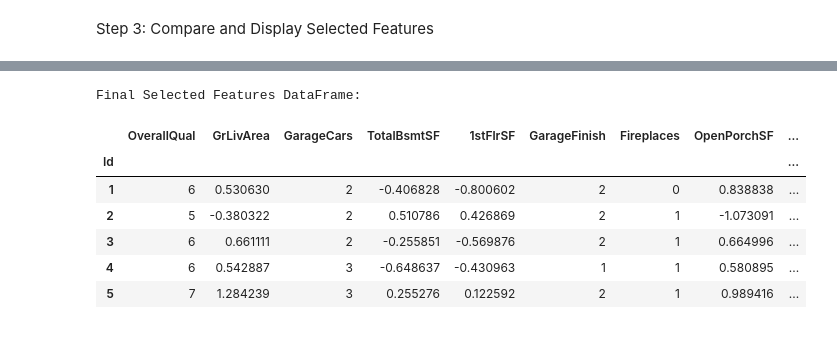
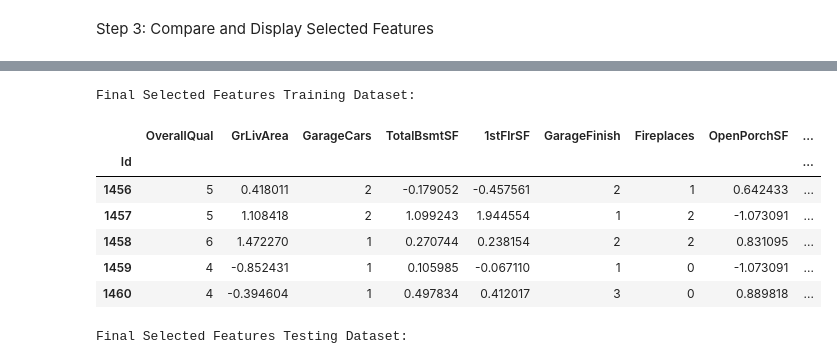
Before and after one commit to bilal1203/Supervised-Learning-Regression-Algorithms-Implementation, a Jupyter notebook: EDA and DataPreprocessing/EDA_ and_DataPreprocessing.ipynb, the cells around one changed output, grey strips where cells are left out. Saved outputs shown, nothing was run; the diff lists cells and outputs as text; code cells hidden in the pictures.

```diff
--- a/EDA and DataPreprocessing/EDA_ and_DataPreprocessing.ipynb
+++ b/EDA and DataPreprocessing/EDA_ and_DataPreprocessing.ipynb
@@ -525,32 +484,24 @@ df_test.loc[[2349, 2525], ['BsmtFullBath', 'BsmtCond', 'BsmtExposure', 'BsmtFinT
 | 2525 | 0.0 | NaN | Av | ALQ | Unf |
 # %%
 # Droping rows with index=[333, 949] from training dataset
-# Droping rows with index=[1488, 2041, 2186, 2218, 2219, 2349, 2525] from testing dataset
 basement_categorical_features = ['BsmtQual', 'BsmtCond', 'BsmtExposure', 'BsmtFinType1', 'BsmtFinType2']
 basement_numerical_features = ['BsmtFinSF1', 'BsmtFinSF2', 'BsmtUnfSF', 'TotalBsmtSF', 'BsmtFullBath', 'BsmtHalfBath']
 
 # Print initial missing values
-for name, data in datas:
-    print(f'\n{name} Basement Features missing values before dropping:\n')
-    print(data[basement_categorical_features + basement_numerical_features].isna().sum())
+print(f'Training Dataset Basement Features missing values before dropping:\n')
+print(data_copy[basement_categorical_features + basement_numerical_features].isna().sum())
 
 # Drop rows from data_copy
 print("\nShape of Train Dataset before Droping 2 rows: ", data_copy.shape)
 data_copy = data_copy.drop(index=[333, 949])
 print("\nShape of Train Dataset after Droping 2 rows: ", data_copy.shape)
 
-# Drop rows from df_test
-print("\nShape of Test Dataset before Droping 7 rows: ", df_test.shape)
-df_test = df_test.drop(index=[1488, 2041, 2186, 2218, 2219, 2349, 2525])
-print("\nShape of Test Dataset after Droping 7 rows: ", df_test.shape)
-
 # Update the datas list with the new df_test
 datas = [('Training Dataset', data_copy), ('Testing Dataset', df_test)]
 
-# Print the missing values and shape after dropping rows
-for name, data in datas:
-    print(f'\n{name} Basement Features missing values after dropping:\n')
-    print(data[basement_categorical_features + basement_numerical_features].isna().sum())
+# Print initial missing values
+print(f'Training Dataset Basement Features missing values after dropping:\n')
+print(data_copy[basement_categorical_features + basement_numerical_features].isna().sum())
 # %% [output]
 Training Dataset Basement Features missing values before dropping:
 
@@ -662,10 +613,8 @@ Number of missing values in feature "MasVnrType" after imputing: 3
 for name, data in datas:
     missing_value_bef = data["MasVnrType"].isna().sum()
 
-    # Dropping rows with remaining missing values in "MasVnrType"
-    print(f"\n\nShape of {name} before dropping rows across remaining missing values of MasVnrType: ", data.shape)
-    data = data.dropna(subset=['MasVnrType'])
-    print(f"Shape of {name} after dropping rows across remaining missing values of MasVnrType: ", data.shape)
+    # Imputing missing values in "MasVnrType" with "None"
+    data = data["MasVnrType"].fillna("None")
 
     # Update the datas list with the new df_test
     if name == "Training Dataset":
@@ -979,10 +928,16 @@ current_year = 2024
 for year_feature in ['GarageYrBlt', 'YearBuilt', 'YearRemodAdd', 'YrSold']:
     data_copy[f'{year_feature}_Age'] = current_year - data_copy[year_feature]
     df_test[f'{year_feature}_Age'] = current_year - df_test[year_feature]
+
     if year_feature == 'GarageYrBlt':
         data_copy['GarageYrBlt_Age'] = data_copy['GarageYrBlt_Age'].replace(2024, 0)
         df_test['GarageYrBlt_Age'] = df_test['GarageYrBlt_Age'].replace(2024, 0)
     datas = [('Training Dataset', data_copy), ('Testing Dataset', df_test)]
+
+# Initialize PowerTransformer for Yeo-Johnson transformation
+pt = PowerTransformer(method='yeo-johnson')
+data_copy[['YearRemodAdd_Age', 'YearBuilt_Age', 'GarageYrBlt_Age']] = pt.fit_transform(data_copy[['YearRemodAdd_Age', 'YearBuilt_Age', 'GarageYrBlt_Age']])
+df_test[['YearRemodAdd_Age', 'YearBuilt_Age', 'GarageYrBlt_Age']] = pt.fit_transform(df_test[['YearRemodAdd_Age', 'YearBuilt_Age', 'GarageYrBlt_Age']])
 
 # Drop the original year columns if not needed
 data_copy.drop(columns=['GarageYrBlt', 'YearBuilt', 'YearRemodAdd', 'YrSold'], inplace=True)
@@ -1509,25 +1470,33 @@ TotalBsmtSF and 1stFlrSF: 0.7448214469422323
 # %%
 # Define the features to drop due to multicollinearity
 features_to_drop = ['ExterQual', 'KitchenQual', 'BsmtQual', 'GarageArea']
 
 # Get the list of filtered features
 filtered_features_list = list(filtered_features["Feature"])
 
 # Remove the features to drop from the filtered features list
 final_selected_features_list = [feature for feature in filtered_features_list if feature not in features_to_drop]
 
 # Filter the original dataframe to include only the final selected features and SalePrice
 final_selected_features_data_copy = data_copy[final_selected_features_list + ['SalePrice']]
 
 # Display the final selected features dataframe
-print("Final Selected Features DataFrame:")
-display(final_selected_features_data_copy.head())
+print("Final Selected Features Training Dataset:")
+display(final_selected_features_data_copy.tail())
+
+# Filter the original dataframe to include only the final selected features and SalePrice
+final_selected_features_df_test = df_test[final_selected_features_list]
+
+# Display the final selected features dataframe
+print("Final Selected Features Testing Dataset:")
+display(final_selected_features_df_test.head())
 # %% [output]
-Final Selected Features DataFrame:
+Final Selected Features Training Dataset:
 |  | OverallQual | GrLivArea | GarageCars | TotalBsmtSF | 1stFlrSF | GarageFinish | Fireplaces | OpenPorchSF | ... |
 | Id |  |  |  |  |  |  |  |  | ... |
-| 1 | 6 | 0.530630 | 2 | -0.406828 | -0.800602 | 2 | 0 | 0.838838 | ... |
-| 2 | 5 | -0.380322 | 2 | 0.510786 | 0.426869 | 2 | 1 | -1.073091 | ... |
-| 3 | 6 | 0.661111 | 2 | -0.255851 | -0.569876 | 2 | 1 | 0.664996 | ... |
-| 4 | 6 | 0.542887 | 3 | -0.648637 | -0.430963 | 1 | 1 | 0.580895 | ... |
-| 5 | 7 | 1.284239 | 3 | 0.255276 | 0.122592 | 2 | 1 | 0.989416 | ... |
+| 1456 | 5 | 0.418011 | 2 | -0.179052 | -0.457561 | 2 | 1 | 0.642433 | ... |
+| 1457 | 5 | 1.108418 | 2 | 1.099243 | 1.944554 | 1 | 2 | -1.073091 | ... |
+| 1458 | 6 | 1.472270 | 1 | 0.270744 | 0.238154 | 2 | 2 | 0.831095 | ... |
+| 1459 | 4 | -0.852431 | 1 | 0.105985 | -0.067110 | 1 | 0 | -1.073091 | ... |
+| 1460 | 4 | -0.394604 | 1 | 0.497834 | 0.412017 | 3 | 0 | 0.889818 | ... |
+Final Selected Features Testing Dataset:
```
Also changed, not shown: parts of 16 cells of this notebook.
